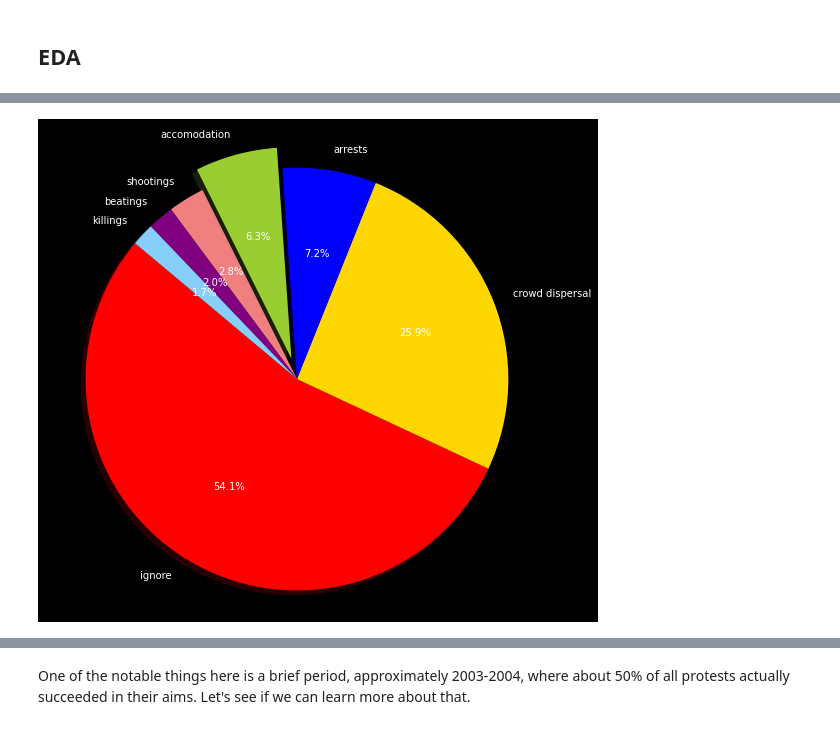
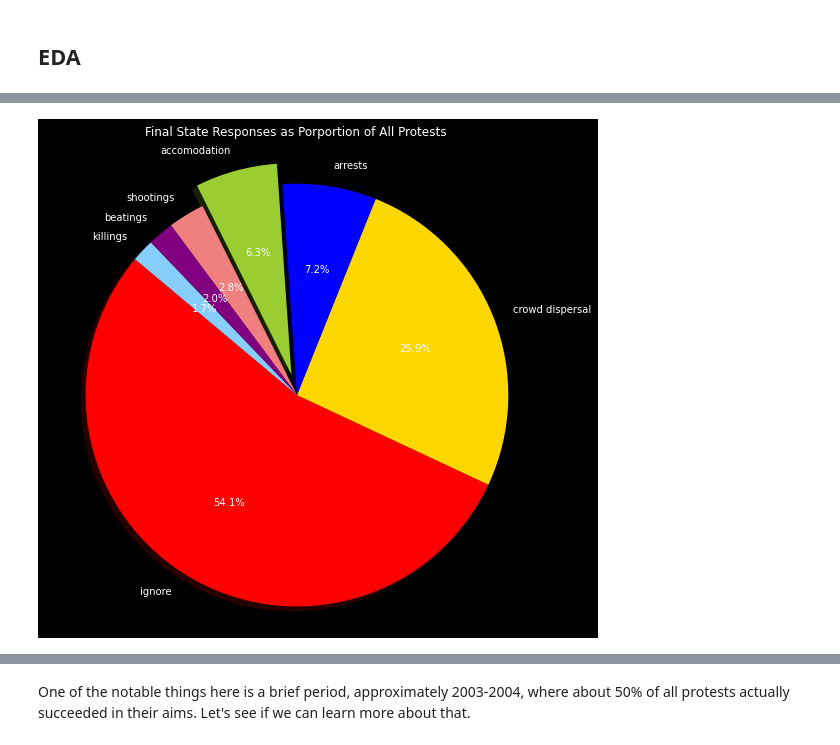
Before and after one commit to justhow/hear-us, a Jupyter notebook: project_5_master.ipynb, the cells around one changed output, grey strips where cells are left out. Drawn from its saved outputs; the diff is of its cells as text; code cells hidden in the pictures.

```diff
--- a/project_5_master.ipynb
+++ b/project_5_master.ipynb
@@ -608,18 +639,21 @@ plt.show()
 # %%
 fin_labels = ['ignore', 'crowd dispersal', 'arrests', 'accomodation',
 'shootings', 'beatings', 'killings']
 fin_vals = df['final'].value_counts()[0:7]
 
 pie_colors = ['red', 'gold', 'blue', 'yellowgreen', 'lightcoral', 'purple', 'lightskyblue']
 explode = (0, 0, 0, 0.1, 0, 0, 0)  # explode 1st slice
 
 plt.figure(figsize=(9,9))
+
+plt.title('Final State Responses as Porportion of All Protests')
+
 plt.pie(fin_vals, explode=explode, labels=fin_labels, colors=pie_colors,
 autopct='%1.1f%%', shadow=True, startangle=140)
 plt.axis('equal')
 plt.show()
 # %% [output]
-[figure, old version]
+[figure, new version]
 # %%
 # J's plot, succcess by number of participants & violence
 
```
Also changed, not shown: parts of 49 cells of this notebook, 1 other file.
